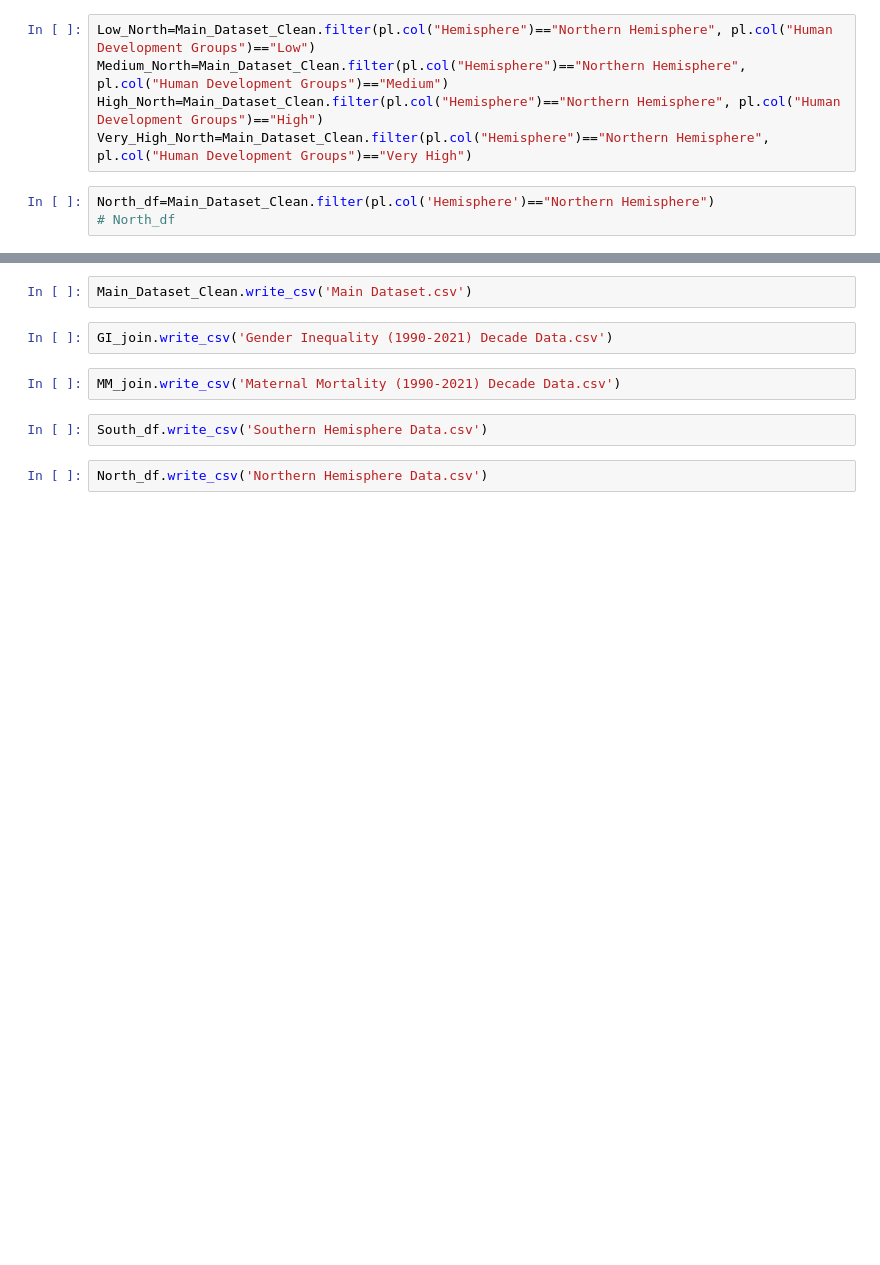
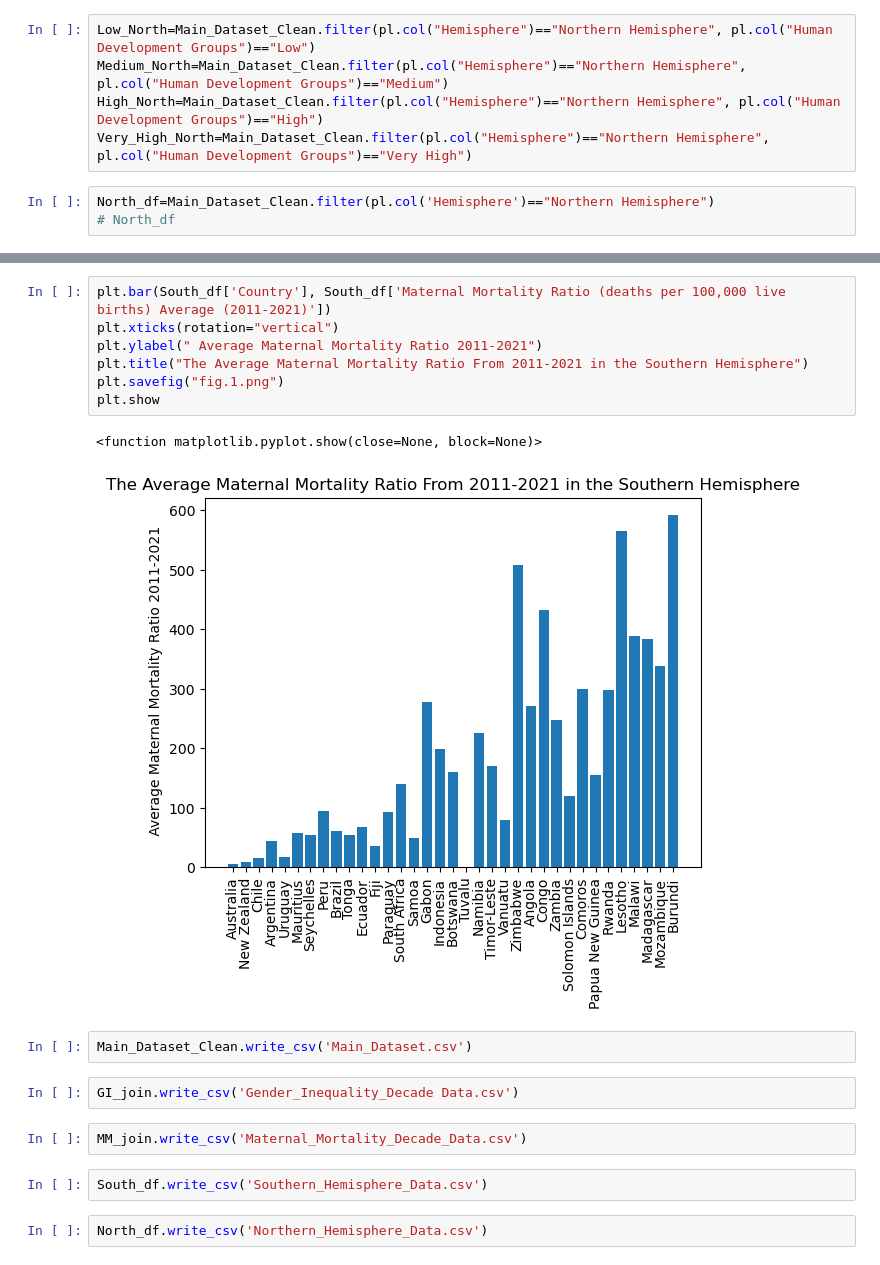
Before and after one commit to anelaherandez/Project3_team6, a Jupyter notebook: Project3.ipynb, the cells around one changed output, grey strips where cells are left out. Saved outputs shown, nothing was run; the diff lists cells and outputs as text; blank space fills up the shorter version.

```diff
--- a/Project3.ipynb
+++ b/Project3.ipynb
@@ -284,10 +296,20 @@ shape: (35, 18)
+# %%
+plt.bar(South_df['Country'], South_df['Maternal Mortality Ratio (deaths per 100,000 live births) Average (2011-2021)'])
+plt.xticks(rotation="vertical")
+plt.ylabel(" Average Maternal Mortality Ratio 2011-2021")
+plt.title("The Average Maternal Mortality Ratio From 2011-2021 in the Southern Hemisphere")
+plt.savefig("fig.1.png")
+plt.show
+# %% [output]
+<function matplotlib.pyplot.show(close=None, block=None)>
+[figure, added]
 # %%
-Main_Dataset_Clean.write_csv('Main Dataset.csv')
+Main_Dataset_Clean.write_csv('Main_Dataset.csv')
 # %%
-GI_join.write_csv('Gender Inequality (1990-2021) Decade Data.csv')
+GI_join.write_csv('Gender_Inequality_Decade Data.csv')
 # %%
-MM_join.write_csv('Maternal Mortality (1990-2021) Decade Data.csv')
+MM_join.write_csv('Maternal_Mortality_Decade_Data.csv')
 # %%
-South_df.write_csv('Southern Hemisphere Data.csv')
+South_df.write_csv('Southern_Hemisphere_Data.csv')
 # %%
-North_df.write_csv('Northern Hemisphere Data.csv')
+North_df.write_csv('Northern_Hemisphere_Data.csv')
```
Also changed, not shown: parts of 4 cells of this notebook, 11 other files.
